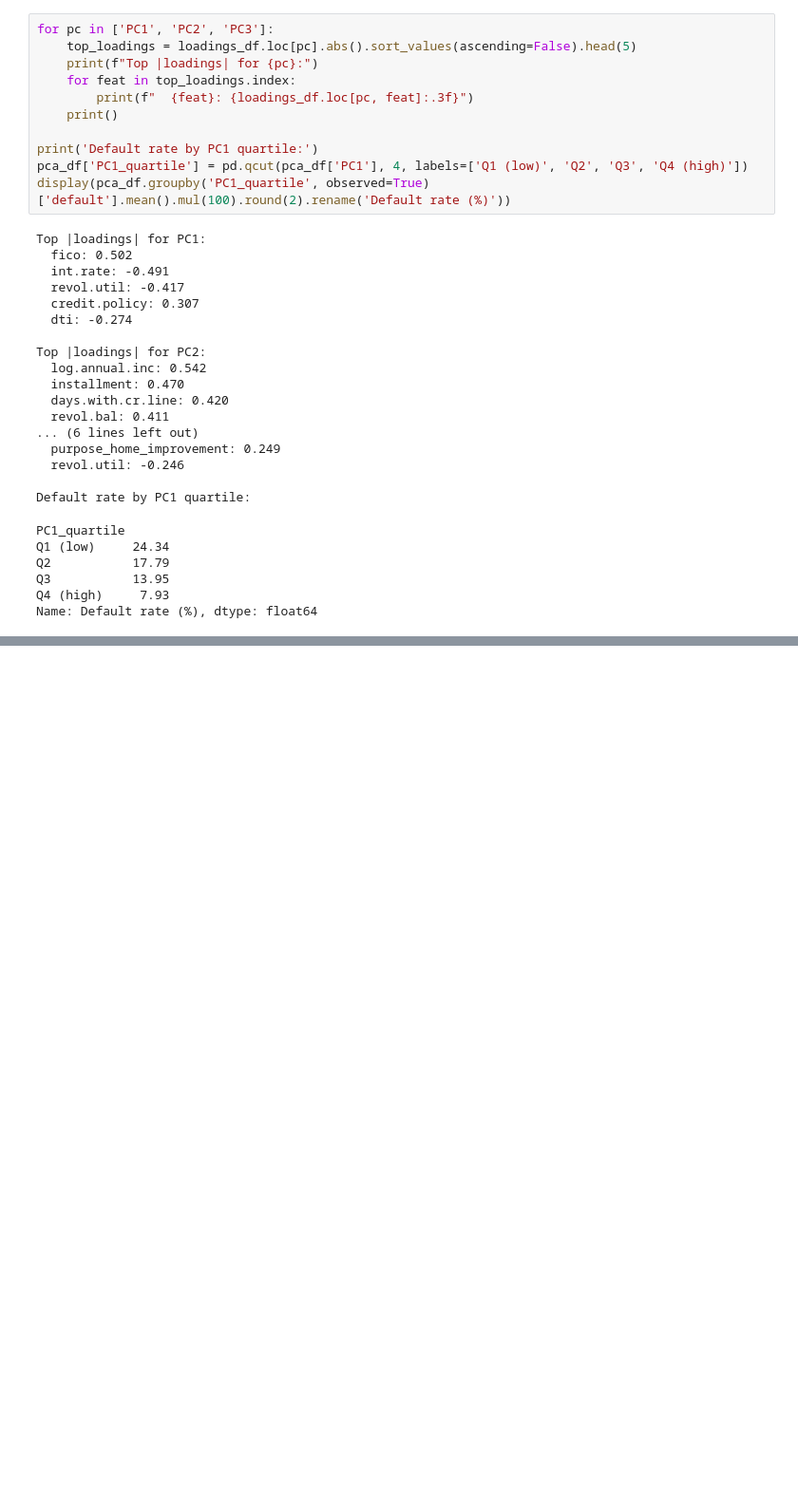
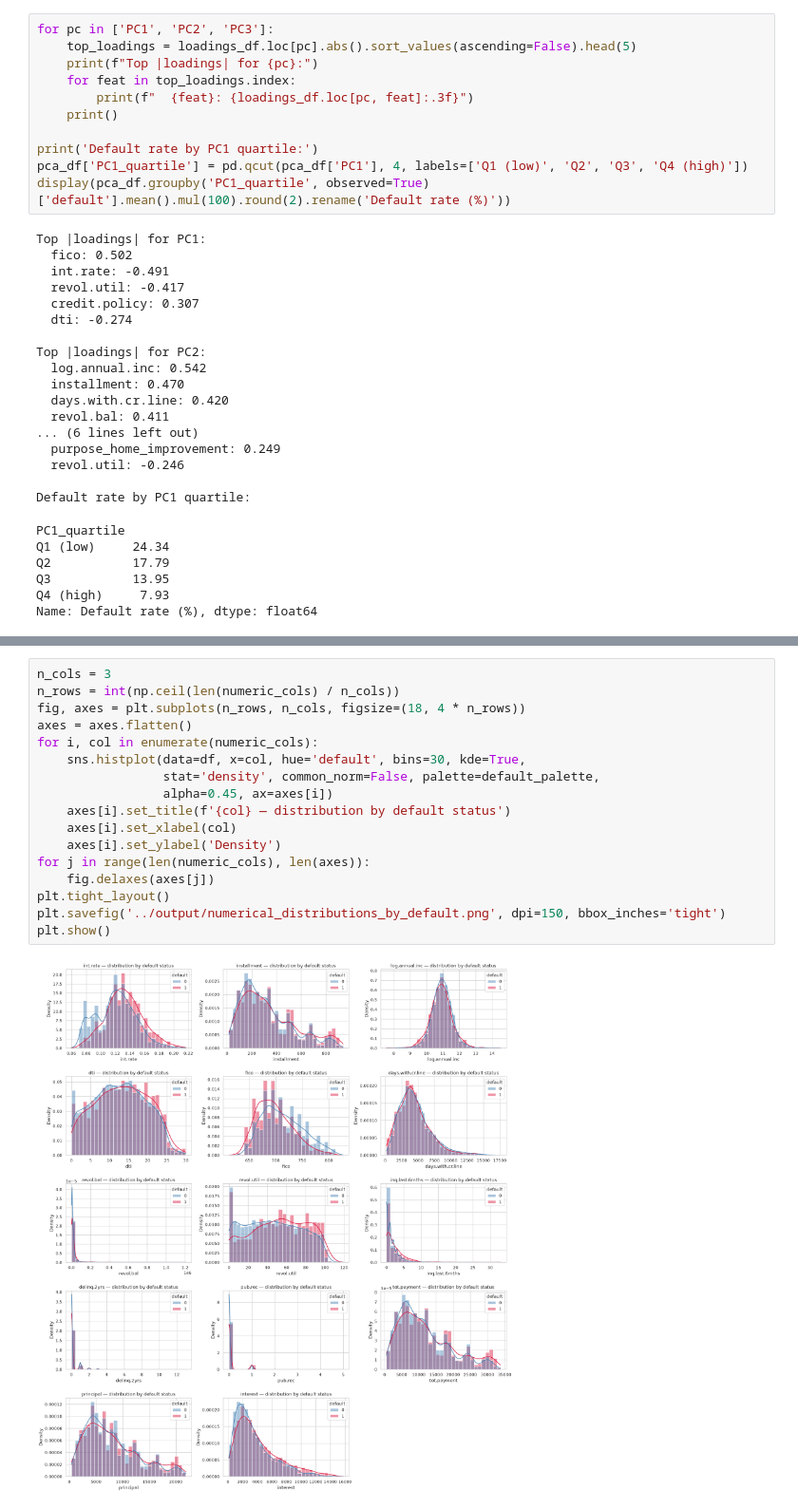
Before and after one commit to JLaniado/credit_ete_analysis, a Jupyter notebook: notebooks/Credit_Default_EDA_PCA.ipynb, the cells around one changed output, grey strips where cells are left out. Shown at 95% size. Cells and saved outputs as stored; diff of their text form; blank space fills up the shorter version.

```diff
--- a/notebooks/Credit_Default_EDA_PCA.ipynb
+++ b/notebooks/Credit_Default_EDA_PCA.ipynb
@@ -386,0 +414,19 @@ Name: Default rate (%), dtype: float64
+# %%
+n_cols = 3
+n_rows = int(np.ceil(len(numeric_cols) / n_cols))
+fig, axes = plt.subplots(n_rows, n_cols, figsize=(18, 4 * n_rows))
+axes = axes.flatten()
+for i, col in enumerate(numeric_cols):
+    sns.histplot(data=df, x=col, hue='default', bins=30, kde=True,
+                 stat='density', common_norm=False, palette=default_palette,
+                 alpha=0.45, ax=axes[i])
+    axes[i].set_title(f'{col} — distribution by default status')
+    axes[i].set_xlabel(col)
+    axes[i].set_ylabel('Density')
+for j in range(len(numeric_cols), len(axes)):
+    fig.delaxes(axes[j])
+plt.tight_layout()
+plt.savefig('../output/numerical_distributions_by_default.png', dpi=150, bbox_inches='tight')
+plt.show()
+# %% [output]
+[figure, added]
```
Also changed, not shown: parts of 6 cells of this notebook, 5 other files.
